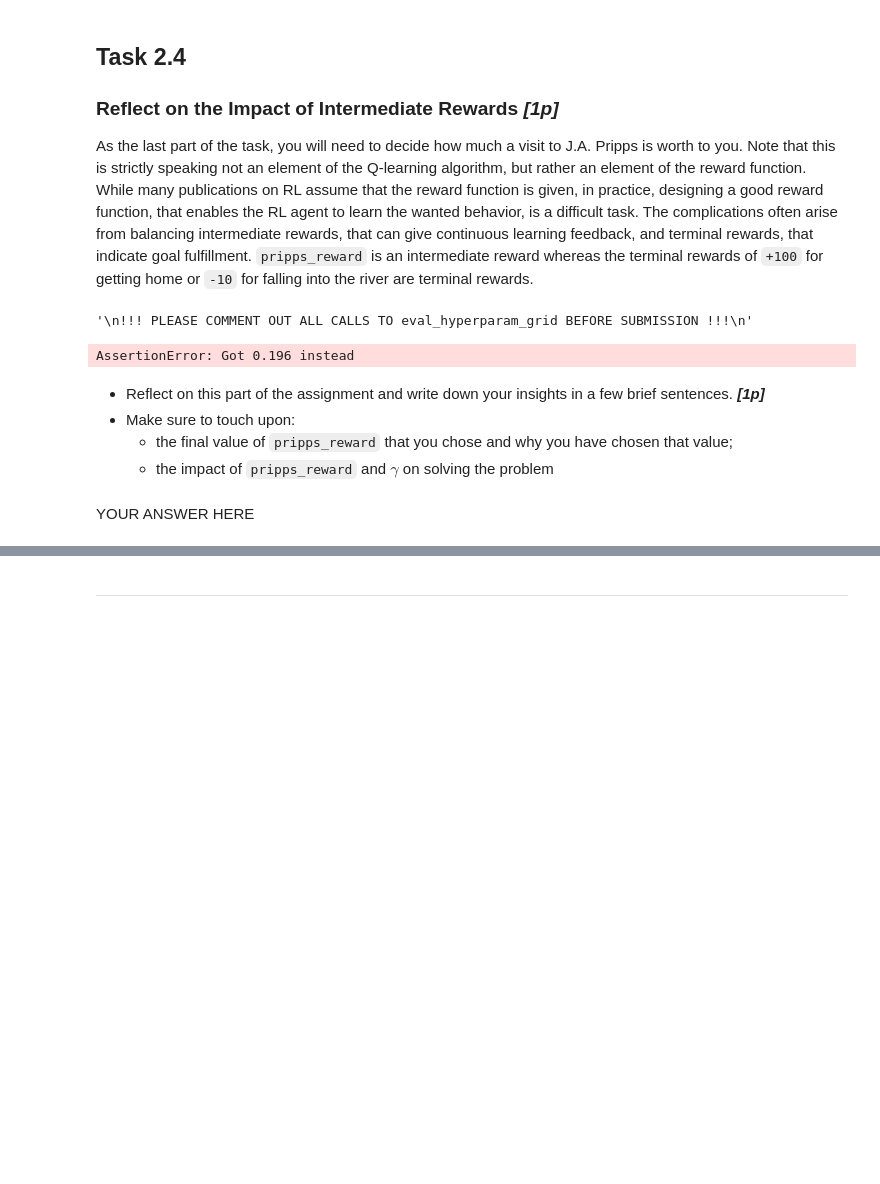
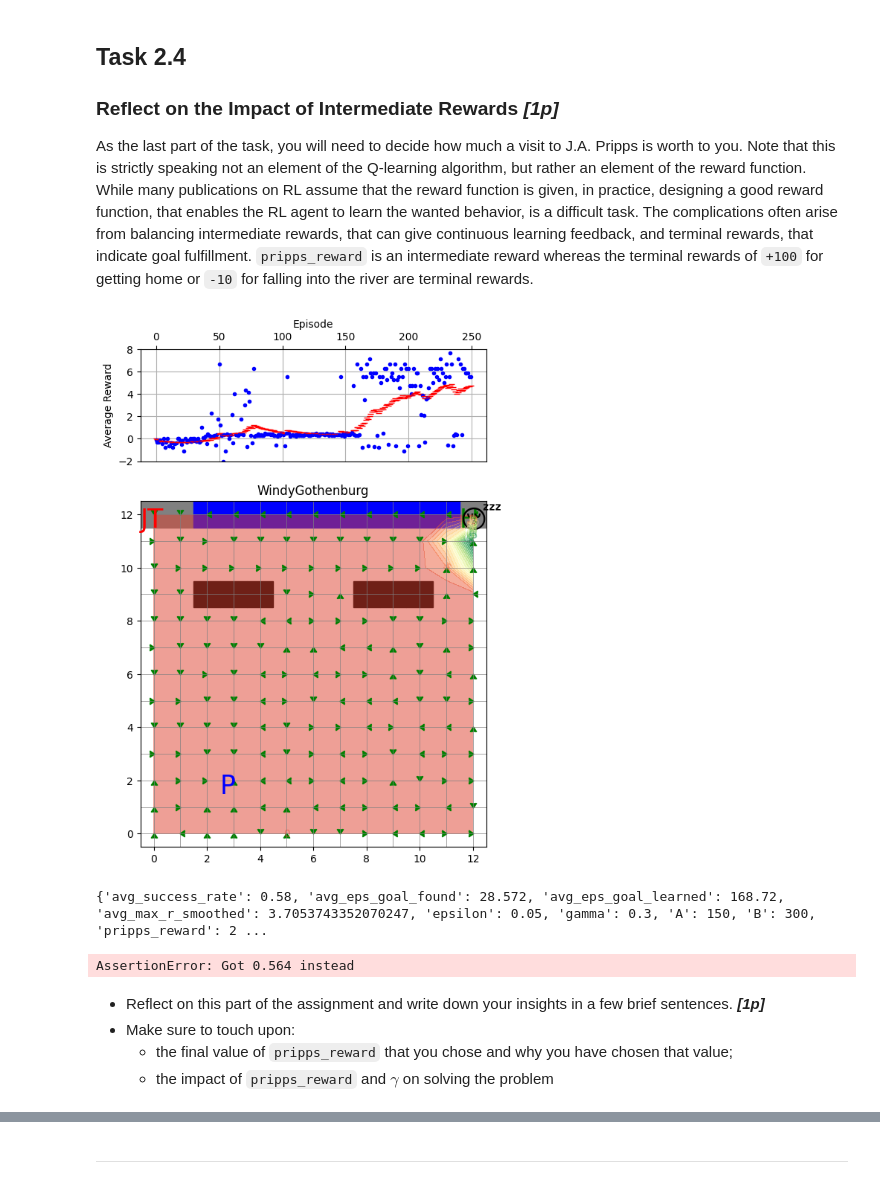
Before and after one commit to theojohnhenry/SSY165, a Jupyter notebook: 4. Assignments/assignment2/check_and_learn.ipynb, the cells around one changed output, grey strips where cells are left out. Cells and saved outputs as stored; diff of their text form; code cells hidden in the pictures; blank space fills up the shorter version.

```diff
--- a/4. Assignments/assignment2/check_and_learn.ipynb
+++ b/4. Assignments/assignment2/check_and_learn.ipynb
@@ -637,7 +637,7 @@ def learn_q(env, epsilon, gamma, A, B, num_episodes=250, max_steps=100, render=F
             x = next_x
             sum_of_r += r
 
-            if render:
+            if render and l > 245:
                 env.render(Q)
 
             if done:
@@ -884,19 +884,44 @@ PRIPPS_ENV = {'name': 'Pripps Env',
              'water': {(k, 12) for k in range(2, 12)},    # Coordinates of the Göta Älv
              'pripps_reward': 1.828}                      # Reward for passing by J.A. Pripps
 
-pripps_epsilon = 0.3
-pripps_gamma = 0.6
-pripps_A = 50
-pripps_B = 100
-pripps_reward = 1.828
+pripps_epsilon = 0.05
+pripps_gamma = 0.3
+pripps_A = 150
+pripps_B = 300
+pripps_reward = 2
+#intressant nog så får den 97% success rate med super lågt pripps reward pga att den ignorerar det och gör precis samma som innan
 # YOUR CODE HERE
-# %%
-# Space for your own experiments and tests
-"""
-!!! PLEASE COMMENT OUT ALL CALLS TO eval_hyperparam_grid BEFORE SUBMISSION !!!
-"""
-# %% [output]
-'\n!!! PLEASE COMMENT OUT ALL CALLS TO eval_hyperparam_grid BEFORE SUBMISSION !!!\n'
+# %%
+# Space for your own experiments and tests
+"""
+!!! PLEASE COMMENT OUT ALL CALLS TO eval_hyperparam_grid BEFORE SUBMISSION !!!
+"""
+# Create environment with YOUR chosen pripps_reward, not the default one
+
+env_config = PRIPPS_ENV.copy()
+env_config['pripps_reward'] = pripps_reward  # Use your chosen value (3)
+
+env = WindyGothenburg(**env_config)
+control_policy, stats = learn_q(env, epsilon=pripps_epsilon, gamma=pripps_gamma,
+                               A=pripps_A, B=pripps_B, num_episodes=250,
+                               render=True)
+
+stats = eval_learning_params(WindyGothenburg, PRIPPS_ENV, learn_q,
+                             epsilon=pripps_epsilon, gamma=pripps_gamma,
+                             A=pripps_A, B=pripps_B, pripps_reward=pripps_reward,
+                             max_steps_for_success=20)
+
+# paramgrid = HyperParameterGrid(epsilon=[0.01, 0.1, 0.3, 0.5, 0.7, 0.9, 0.99],
+#                          gamma=[0.01, 0.1, 0.3, 0.5, 0.7, 0.9, 0.99],
+#                          A=[150], B=[300])
+
+# stats = eval_hyperparam_grid(PRIPPS_ENV, paramgrid, max_steps_for_success=20,
+#                              save_name='hpg_basic_eps_gamma')
+
+print(stats)
+# %% [output]
+[figure, added]
+{'avg_success_rate': 0.58, 'avg_eps_goal_found': 28.572, 'avg_eps_goal_learned': 168.72, 'avg_max_r_smoothed': 3.7053743352070247, 'epsilon': 0.05, 'gamma': 0.3, 'A': 150, 'B': 300, 'pripps_reward': 2 ...
 # %%
 PRIPPS_ENV = {'name': 'Pripps Env',
              'w': 12, 'h': 12,                            # width and height of the grid
@@ -912,11 +937,9 @@ stats = eval_learning_params(WindyGothenburg, PRIPPS_ENV, learn_q,
 assert stats['avg_success_rate'] > 0.9, 'Got {} instead'.format(stats['avg_success_rate'])
 print("The achieved average success rate was ", stats['avg_success_rate'])
 # %% [output]
-AssertionError: Got 0.196 instead
+AssertionError: Got 0.564 instead
 # %% [markdown]
 * Reflect on this part of the assignment and write down your insights in a few brief sentences. ***[1p]***
 * Make sure to touch upon:
   * the final value of `pripps_reward` that you chose and why you have chosen that value;
   * the impact of `pripps_reward` and $\gamma$ on solving the problem
-# %% [markdown]
-YOUR ANSWER HERE
```
Also changed, not shown: parts of 5 cells of this notebook, 3 other files.
